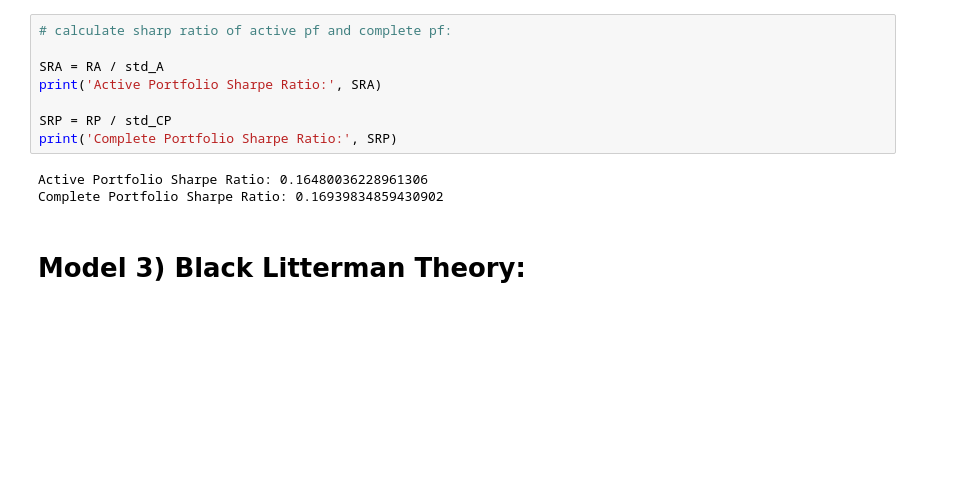
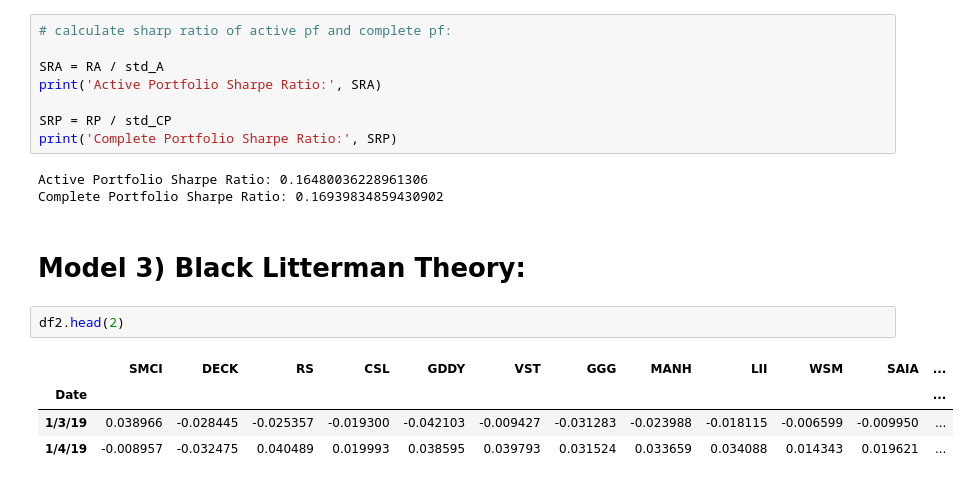
Before and after one commit to Fenilsavani-and/Portfolio_Optimization, a Jupyter notebook: MVO.ipynb, the cells around one changed output. Cells and saved outputs as stored; diff of their text form; blank space fills up the shorter version.

```diff
--- a/MVO.ipynb
+++ b/MVO.ipynb
@@ -480,3 +480,10 @@ Active Portfolio Sharpe Ratio: 0.16480036228961306
 Complete Portfolio Sharpe Ratio: 0.16939834859430902
 # %% [markdown]
 # **Model 3) Black Litterman Theory:**
+# %%
+df2.head(2)
+# %% [output]
+|  | SMCI | DECK | RS | CSL | GDDY | VST | GGG | MANH | LII | WSM | SAIA | ... |
+| Date |  |  |  |  |  |  |  |  |  |  |  | ... |
+| 1/3/19 | 0.038966 | -0.028445 | -0.025357 | -0.019300 | -0.042103 | -0.009427 | -0.031283 | -0.023988 | -0.018115 | -0.006599 | -0.009950 | ... |
+| 1/4/19 | -0.008957 | -0.032475 | 0.040489 | 0.019993 | 0.038595 | 0.039793 | 0.031524 | 0.033659 | 0.034088 | 0.014343 | 0.019621 | ... |
```
Also changed, not shown: parts of 13 cells of this notebook.
